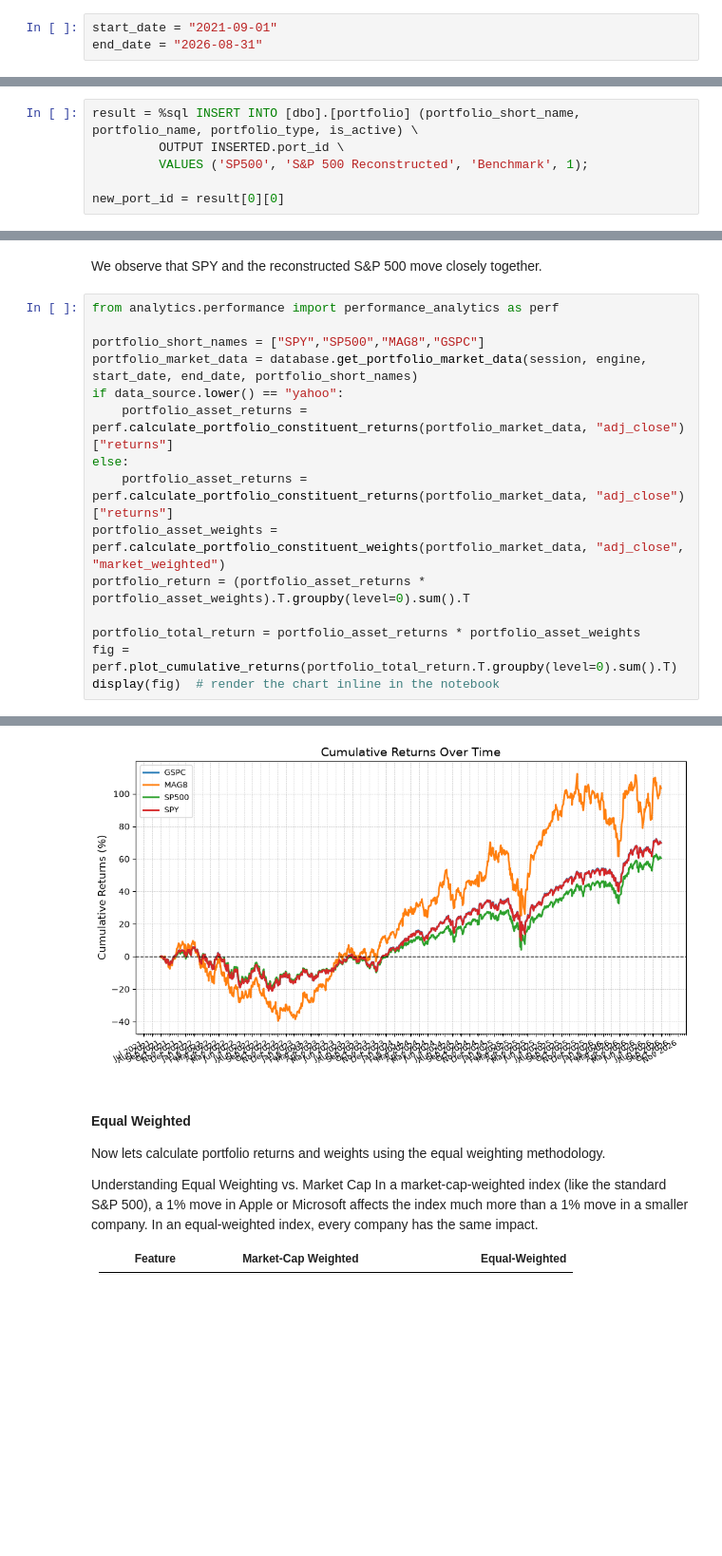
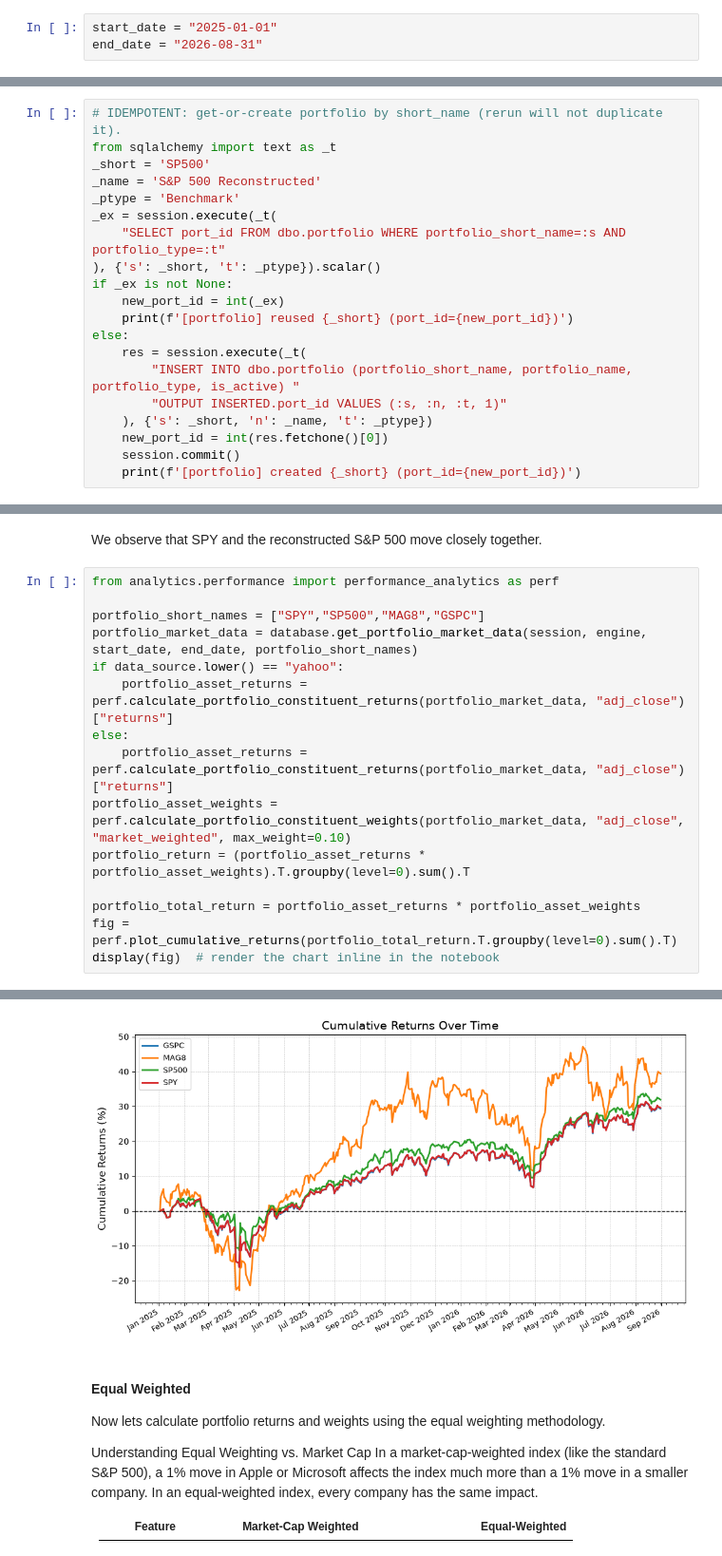
Before and after one commit to menonf/InvestmentManagement, a Jupyter notebook: toolkit/notebooks/backtest_research_demo_sp500.ipynb, the cells around one changed output, grey strips where cells are left out. Shown at 95% size. Cells and saved outputs as stored; diff of their text form; blank space fills up the shorter version.

```diff
--- a/toolkit/notebooks/backtest_research_demo_sp500.ipynb
+++ b/toolkit/notebooks/backtest_research_demo_sp500.ipynb
@@ -87,7 +83,7 @@ from data_engineering.eod_data import refinitiv, yahoo, tiingo
 
 Setting the analysis period for the backtest. These dates define the time window for all portfolio performance calculations and risk metrics.
 # %%
-start_date = "2021-09-01"
+start_date = "2025-01-01"
 end_date = "2026-08-31"
 # %%
 # Reset the backtest staging tables before rebuilding.
@@ -280,9 +335,23 @@ Done.
 # %% [markdown]
 Create a benchmark called S&P 500 index. This will be used as the market benchmark to compare the performance & risk of the Mag8 portfolio.
 # %%
-result = %sql INSERT INTO [dbo].[portfolio] (portfolio_short_name, portfolio_name, portfolio_type, is_active) \
-         OUTPUT INSERTED.port_id \
-         VALUES ('SP500', 'S&P 500 Reconstructed', 'Benchmark', 1);
-
-new_port_id = result[0][0]
+# IDEMPOTENT: get-or-create portfolio by short_name (rerun will not duplicate it).
+from sqlalchemy import text as _t
+_short = 'SP500'
+_name = 'S&P 500 Reconstructed'
+_ptype = 'Benchmark'
+_ex = session.execute(_t(
+    "SELECT port_id FROM dbo.portfolio WHERE portfolio_short_name=:s AND portfolio_type=:t"
+), {'s': _short, 't': _ptype}).scalar()
+if _ex is not None:
+    new_port_id = int(_ex)
+    print(f'[portfolio] reused {_short} (port_id={new_port_id})')
+else:
+    res = session.execute(_t(
+        "INSERT INTO dbo.portfolio (portfolio_short_name, portfolio_name, portfolio_type, is_active) "
+        "OUTPUT INSERTED.port_id VALUES (:s, :n, :t, 1)"
+    ), {'s': _short, 'n': _name, 't': _ptype})
+    new_port_id = int(res.fetchone()[0])
+    session.commit()
+    print(f'[portfolio] created {_short} (port_id={new_port_id})')
 # %% [output]
@@ -738,7 +1008,7 @@ if data_source.lower() == "yahoo":
     portfolio_asset_returns = perf.calculate_portfolio_constituent_returns(portfolio_market_data, "adj_close")["returns"]
 else:
     portfolio_asset_returns = perf.calculate_portfolio_constituent_returns(portfolio_market_data, "adj_close")["returns"]
-portfolio_asset_weights = perf.calculate_portfolio_constituent_weights(portfolio_market_data, "adj_close", "market_weighted")
+portfolio_asset_weights = perf.calculate_portfolio_constituent_weights(portfolio_market_data, "adj_close", "market_weighted", max_weight=0.10)
 portfolio_return = (portfolio_asset_returns * portfolio_asset_weights).T.groupby(level=0).sum().T
 
 portfolio_total_return = portfolio_asset_returns * portfolio_asset_weights
@@ -749,4 +1019,4 @@ display(fig)  # render the chart inline in the notebook
-[figure, old version]
+[figure, new version]
 # %% [markdown]
 #### Equal Weighted
 
```
Also changed, not shown: parts of 20 cells of this notebook, 15 other files.
